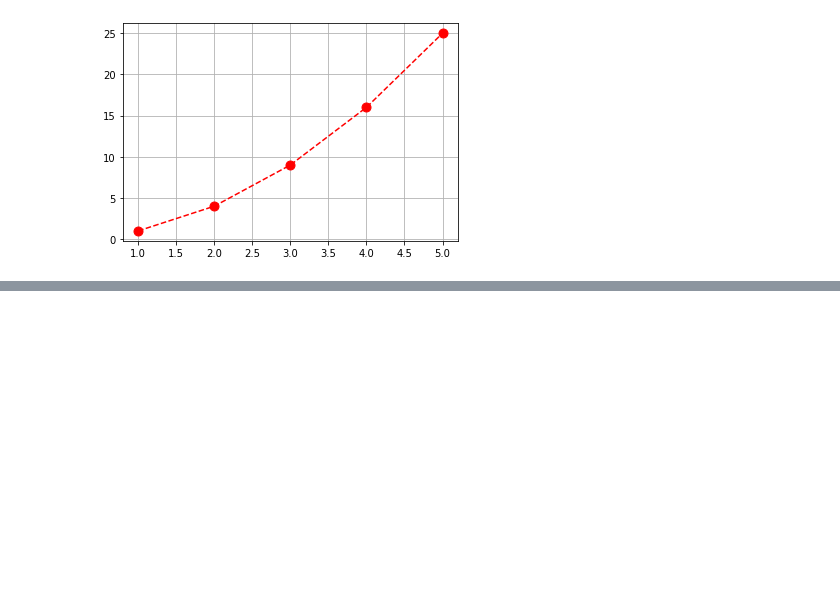
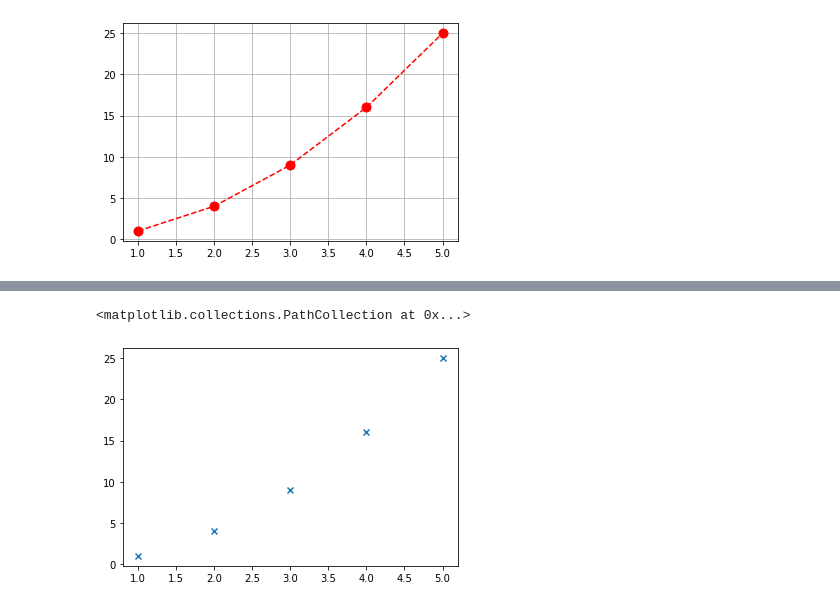
Before and after one commit to Anand-Raj-CSE/Data-Science-Learning, a Jupyter notebook: Data Analysis With Python/matplotlib.ipynb, the cells around one changed output, grey strips where cells are left out. Saved outputs shown, nothing was run; the diff lists cells and outputs as text; code cells hidden in the pictures; blank space fills up the shorter version.

```diff
--- a/Data Analysis With Python/matplotlib.ipynb
+++ b/Data Analysis With Python/matplotlib.ipynb
@@ -51,0 +77,8 @@ Text(0.5, 1.0, 'Simplefigure')
+# %%
+#sctter plot
+x=[1,2,3,4,5]
+y=[1,4,9,16,25]
+plt.scatter(x,y,marker='x')
+# %% [output]
+<matplotlib.collections.PathCollection at 0x...>
+[figure, added]
```
Also changed, not shown: parts of 14 cells of this notebook, 1 other file.
